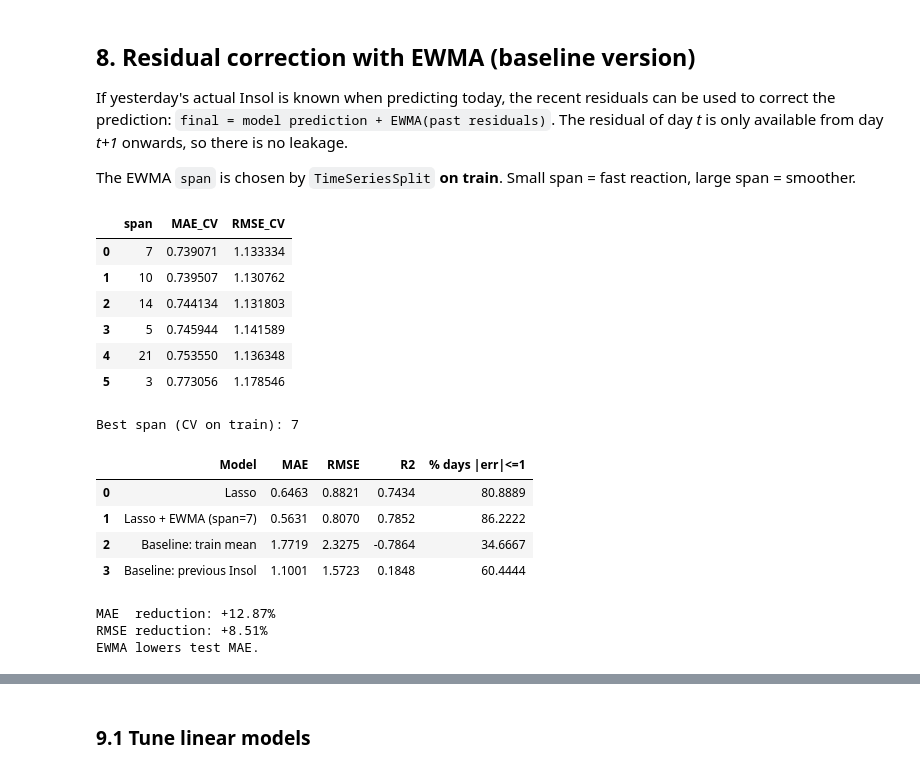
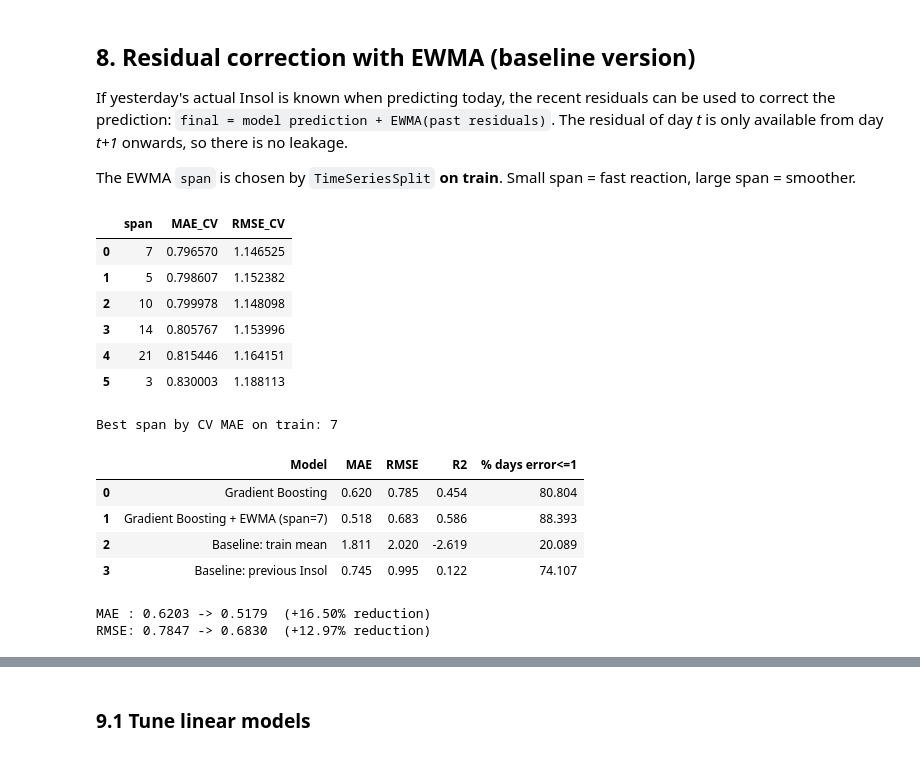
Before and after one commit to Titaniaurera/cement-insoluble-residue-prediction, a Jupyter notebook: insol_prediction.ipynb, the cells around one changed output, grey strips where cells are left out. Saved outputs shown, nothing was run; the diff lists cells and outputs as text; code cells hidden in the pictures.

```diff
--- a/insol_prediction.ipynb
+++ b/insol_prediction.ipynb
@@ -80,9 +76,12 @@ DATA_DIR = Path(os.environ.get("INSOL_DATA_DIR", "data"))
 OUTPUT_DIR = Path(os.environ.get("INSOL_OUTPUT_DIR", "outputs"))
 OUTPUT_DIR.mkdir(parents=True, exist_ok=True)
 
-EXCEL_FILE = DATA_DIR / "New data semen.xlsx"   # daily lab data
-SHEET_NAME = "CM01PCC"
-HOURLY_CSV = DATA_DIR / "QC_hourly.csv"                   # optional: hourly QC export
+# ---- Change these for Insilo 2 ----------------------------------------
+SILO = "insilo1"
+EXCEL_FILE = DATA_DIR / "new data semen.xlsx"             # daily lab data
+SHEET_NAME = "CM02PCC"
+# -----------------------------------------------------------------------
+HOURLY_CSV = DATA_DIR / "QC_hourly.csv"                   # optional: hourly QC export (needs SamplingLocalTime)
 NEW_DAILY_FILE = None                                     # optional: daily data after the last date in EXCEL_FILE
 #   NEW_DAILY_FILE = DATA_DIR / "data_baru.xlsx"
 #   columns: Tanggal, SiO2, Al203, Fe203, CaO, MgO, SO3, Residu, Blaine, P2O5, Na2O, K2O, Insol
@@ -96,7 +95,9 @@ LAG_LIST = [1, 2, 3, 5, 10]
 MAX_LAG = max(LAG_LIST)
 
 TRAIN_FRACTION = 0.8
-EWMA_SPAN = 7           # span used by the final / production model
+EWMA_SPAN = 7             # span used by the final model
+APPLY_DOMAIN_RULES = False  # True: CaO < 40 and Al2O3 < 1 are input errors (set to NaN, then imputed)
+TOLERANCE = 1.0           # a day counts as "good" when |error| <= TOLERANCE
 RANDOM_STATE = 42
 CV_SPLITS = 5
 # %% [markdown]
@@ -404,9 +395,10 @@ Date range     : 2021-01-01 to 2026-09-19
 # %%
 df = clean_raw(raw)
-df = apply_domain_rules(df, verbose=True)
+if APPLY_DOMAIN_RULES:
+    df = apply_domain_rules(df, verbose=True)
 df = df.sort_values("Tanggal").reset_index(drop=True)
 
 assert df[TARGET].notna().all(), "Empty Insol found: drop those rows AFTER the lags are built"
-print("\nMissing values per column:")
+print("Missing values per column:")
 print(df[FEATURES + [TARGET]].isna().sum())
 # %% [output]
@@ -763,54 +680,53 @@ for span in SPAN_CANDIDATES:
         X_va, y_va = X_train_fe.iloc[va_idx], y_train_fe.iloc[va_idx]
 
         fold_model = clone(best_model).fit(X_tr, y_tr)
-        history = y_tr.values - fold_model.predict(X_tr)       # all known before the validation block
+        resid_tr = y_tr.values - fold_model.predict(X_tr)       # known before the validation block
         pred_va = sequential_residual_correction(y_va.values, fold_model.predict(X_va),
-                                                 span=span, initial_residuals=history)
+                                                 span=span, initial_residuals=resid_tr)
         mae_folds.append(mean_absolute_error(y_va, pred_va))
         rmse_folds.append(np.sqrt(mean_squared_error(y_va, pred_va)))
     span_rows.append({"span": span, "MAE_CV": np.mean(mae_folds), "RMSE_CV": np.mean(rmse_folds)})
 
 span_results = pd.DataFrame(span_rows).sort_values("MAE_CV").reset_index(drop=True)
 best_span = int(span_results.loc[0, "span"])
+
 display(span_results)
-print("Best span (CV on train):", best_span)
+print("Best span by CV MAE on train:", best_span)
 # %% [output]
 |  | span | MAE_CV | RMSE_CV |
-| 0 | 7 | 0.739071 | 1.133334 |
-| 1 | 10 | 0.739507 | 1.130762 |
-| 2 | 14 | 0.744134 | 1.131803 |
-| 3 | 5 | 0.745944 | 1.141589 |
-| 4 | 21 | 0.753550 | 1.136348 |
-| 5 | 3 | 0.773056 | 1.178546 |
+| 0 | 7 | 0.796570 | 1.146525 |
+| 1 | 5 | 0.798607 | 1.152382 |
+| 2 | 10 | 0.799978 | 1.148098 |
+| 3 | 14 | 0.805767 | 1.153996 |
+| 4 | 21 | 0.815446 | 1.164151 |
+| 5 | 3 | 0.830003 | 1.188113 |
-Best span (CV on train): 7
+Best span by CV MAE on train: 7
 # %%
 train_residuals = y_train_fe.values - best_model.predict(X_train_fe)
 pred_ewma_v1 = sequential_residual_correction(y_test_fe.values, pred_best,
                                               span=best_span, initial_residuals=train_residuals)
 
 label_v1 = f"{best_name} + EWMA (span={best_span})"
 comparison_v1 = pd.DataFrame([
     regression_metrics(best_name, y_test_fe, pred_best),
     regression_metrics(label_v1, y_test_fe, pred_ewma_v1),
     regression_metrics("Baseline: train mean", y_test_fe, baseline_mean),
     regression_metrics("Baseline: previous Insol", y_test_fe, baseline_previous),
-]).round(4)
-display(comparison_v1)
+])
+display(comparison_v1.round(3))
 
-mae0, mae1 = comparison_v1.loc[0, "MAE"], comparison_v1.loc[1, "MAE"]
-rmse0, rmse1 = comparison_v1.loc[0, "RMSE"], comparison_v1.loc[1, "RMSE"]
-print(f"MAE  reduction: {(mae0 - mae1) / mae0 * 100:+.2f}%")
-print(f"RMSE reduction: {(rmse0 - rmse1) / rmse0 * 100:+.2f}%")
-print("EWMA lowers test MAE." if mae1 < mae0 else "EWMA does NOT lower test MAE: do not use it.")
+mae_before, mae_after = comparison_v1.loc[0, "MAE"], comparison_v1.loc[1, "MAE"]
+rmse_before, rmse_after = comparison_v1.loc[0, "RMSE"], comparison_v1.loc[1, "RMSE"]
+print(f"MAE : {mae_before:.4f} -> {mae_after:.4f}  ({(mae_before - mae_after) / mae_before * 100:+.2f}% reduction)")
+print(f"RMSE: {rmse_before:.4f} -> {rmse_after:.4f}  ({(rmse_before - rmse_after) / rmse_before * 100:+.2f}% reduction)")
 # %% [output]
-|  | Model | MAE | RMSE | R2 | % days |err|<=1 |
-| 0 | Lasso | 0.6463 | 0.8821 | 0.7434 | 80.8889 |
-| 1 | Lasso + EWMA (span=7) | 0.5631 | 0.8070 | 0.7852 | 86.2222 |
-| 2 | Baseline: train mean | 1.7719 | 2.3275 | -0.7864 | 34.6667 |
-| 3 | Baseline: previous Insol | 1.1001 | 1.5723 | 0.1848 | 60.4444 |
+|  | Model | MAE | RMSE | R2 | % days error<=1 |
+| 0 | Gradient Boosting | 0.620 | 0.785 | 0.454 | 80.804 |
+| 1 | Gradient Boosting + EWMA (span=7) | 0.518 | 0.683 | 0.586 | 88.393 |
+| 2 | Baseline: train mean | 1.811 | 2.020 | -2.619 | 20.089 |
+| 3 | Baseline: previous Insol | 0.745 | 0.995 | 0.122 | 74.107 |
-MAE  reduction: +12.87%
-RMSE reduction: +8.51%
-EWMA lowers test MAE.
+MAE : 0.6203 -> 0.5179  (+16.50% reduction)
+RMSE: 0.7847 -> 0.6830  (+12.97% reduction)
 # %%
 report_v1 = monthly_report(dates_test, y_test_fe, {"no correction": pred_best, "EWMA": pred_ewma_v1})
 display(report_v1.round(3))
```
Also changed, not shown: parts of 76 cells of this notebook.
